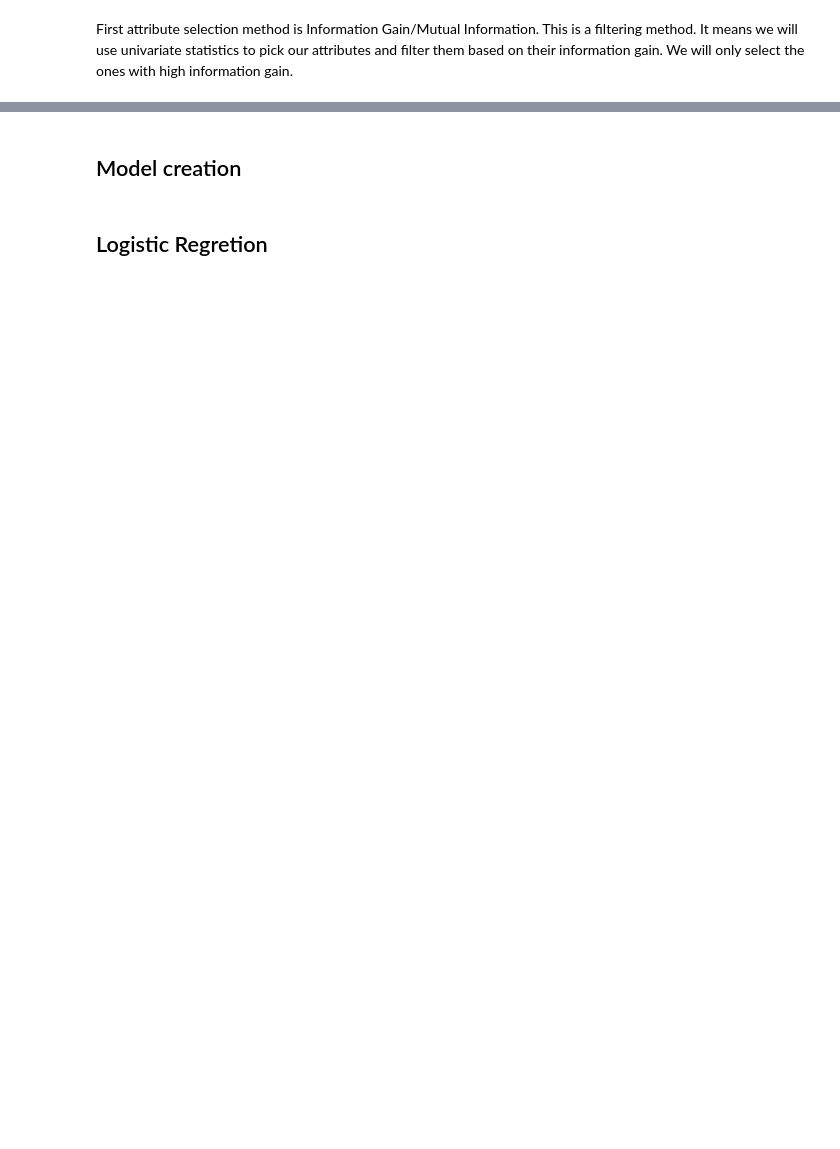
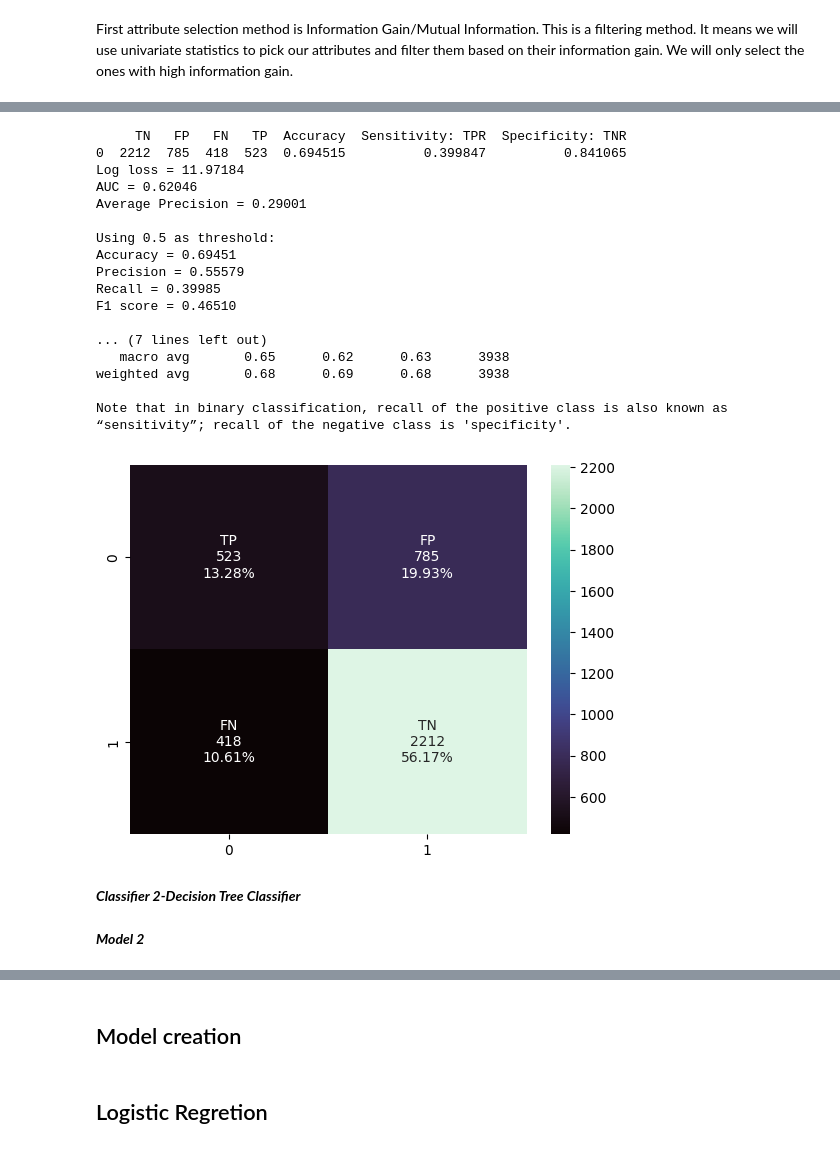
Before and after one commit to hicranA/2018_BRFSS_survey_data_anlaysis, a Jupyter notebook: dataProcessing.ipynb, the cells around one changed output, grey strips where cells are left out. Drawn from its saved outputs; the diff is of its cells as text; code cells hidden in the pictures; blank space fills up the shorter version.

```diff
--- a/dataProcessing.ipynb
+++ b/dataProcessing.ipynb
@@ -137,0 +139,36 @@ mutual_info[mutual_info.between(0.01,1 )].sort_values(ascending=False).plot.bar(
+# %%
+def printAccuracy(y_test, y_pred):
+    cm = confusion_matrix(y_test, y_pred)
+    TP, FP, FN, TN = cm.ravel()
+    group_names = ["TP", "FP", "FN", "TN"]
+    group_counts = ["{0:0.0f}".format(value) for value in
+                    cm.flatten()]
+    group_percentages = ["{0:.2%}".format(value) for value in
+                        cm.flatten()/np.sum(cm)]
+    labels = [f"{v1}\n{v2}\n{v3}" for v1, v2, v3 in
+            zip(group_names,group_counts,group_percentages)]
+    labels = np.asarray(labels).reshape(2,2)
+    sns.heatmap(cm, annot=labels, fmt='', cmap='mako')
+    P = TP+FP
+    N= FN+ TN
+    TPR_log = TP/P
+    TNR_log = TN /N
+
+    my_accuracy_score_log= accuracy_score(y_test, y_pred)
+    my_matrix_values_1 = {"TN":TN, "FP":FP, "FN":FN, "TP":TP,"Accuracy":my_accuracy_score_log,
+                      "Sensitivity: TPR":TPR_log,"Specificity: TNR":TNR_log}
+    result_of_m = pd.DataFrame(my_matrix_values_1 , index=[0])
+    print(result_of_m)
+    #return my_accuracy_score_log
+    print('Log loss = {:.5f}'.format(log_loss(y_test, y_pred)))
+    print('AUC = {:.5f}'.format(roc_auc_score(y_test, y_pred)))
+    print('Average Precision = {:.5f}'.format(average_precision_score(y_test, y_pred)))
+    print('\nUsing 0.5 as threshold:')
+    print('Accuracy = {:.5f}'.format(accuracy_score(y_test, y_pred)))
+    print('Precision = {:.5f}'.format(precision_score(y_test, y_pred)))
+    print('Recall = {:.5f}'.format(recall_score(y_test, y_pred)))
+    print('F1 score = {:.5f}'.format(f1_score(y_test, y_pred)))
+    print('\nClassification Report')
+    print(classification_report(y_test, y_pred))
+    print("Note that in binary classification, recall of the positive class is also known as “sensitivity”; recall of the negative class is 'specificity'.")
+    return result_of_m
@@ -137,0 +177,27 @@ mutual_info[mutual_info.between(0.01,1 )].sort_values(ascending=False).plot.bar(
+# %%
+m1_lr, m1_y_pred_lr= lRMaker(X_train=X_train_reduced1, y_train=y_train, X_test=X_test_reduced1)
+# %%
+m1_lr_result = printAccuracy(y_test, m1_y_pred_lr)
+# %% [output]
+     TN   FP   FN   TP  Accuracy  Sensitivity: TPR  Specificity: TNR
+0  2212  785  418  523  0.694515          0.399847          0.841065
+Log loss = 11.97184
+AUC = 0.62046
+Average Precision = 0.29001
+
+Using 0.5 as threshold:
+Accuracy = 0.69451
+Precision = 0.55579
+Recall = 0.39985
+F1 score = 0.46510
+
+... (7 lines left out)
+   macro avg       0.65      0.62      0.63      3938
+weighted avg       0.68      0.69      0.68      3938
+
+Note that in binary classification, recall of the positive class is also known as “sensitivity”; recall of the negative class is 'specificity'.
+[figure, added]
+# %% [markdown]
+***Classifier 2-Decision Tree Classifier***
+# %% [markdown]
+***Model 2***
```
Also changed, not shown: parts of 111 cells of this notebook, 4 other files.
